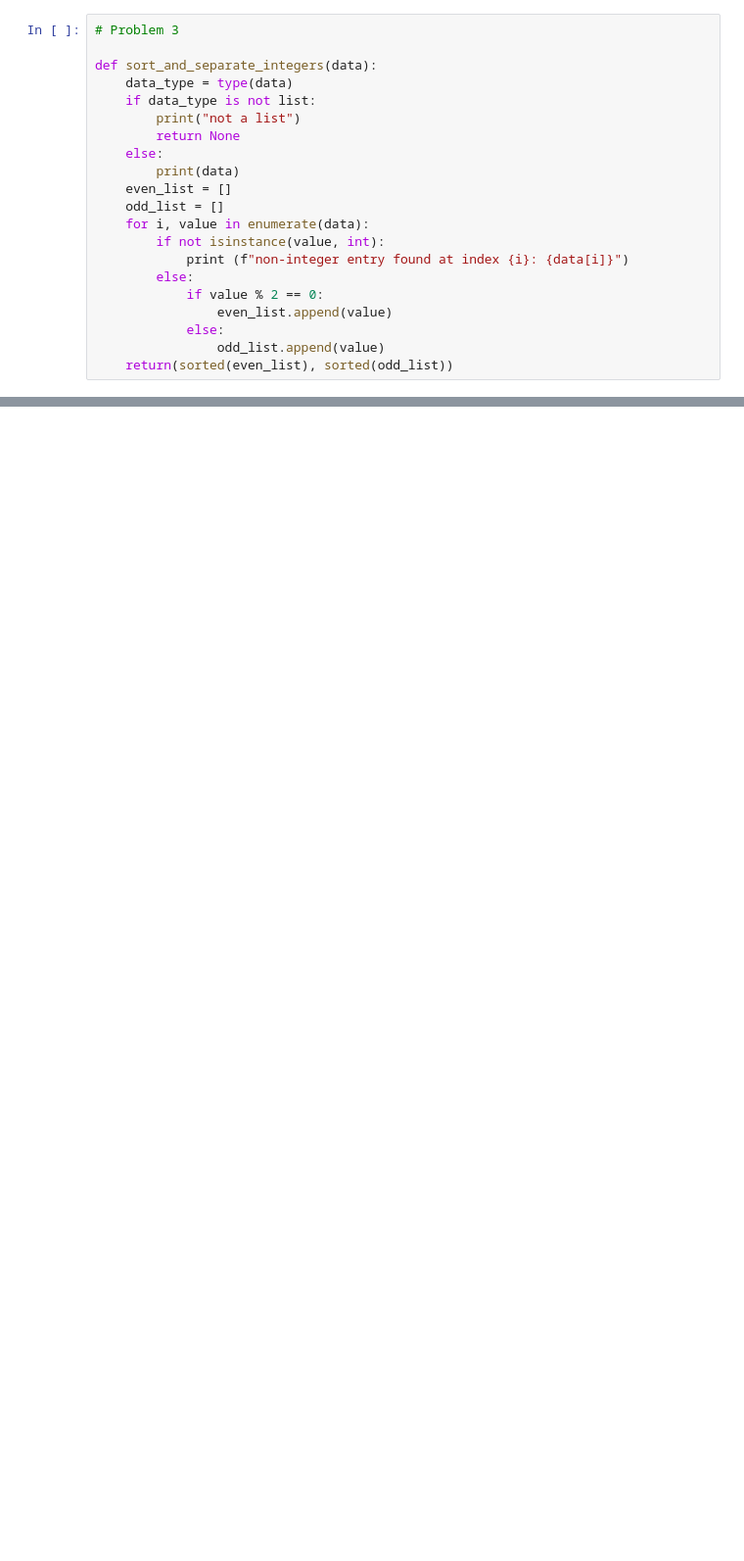
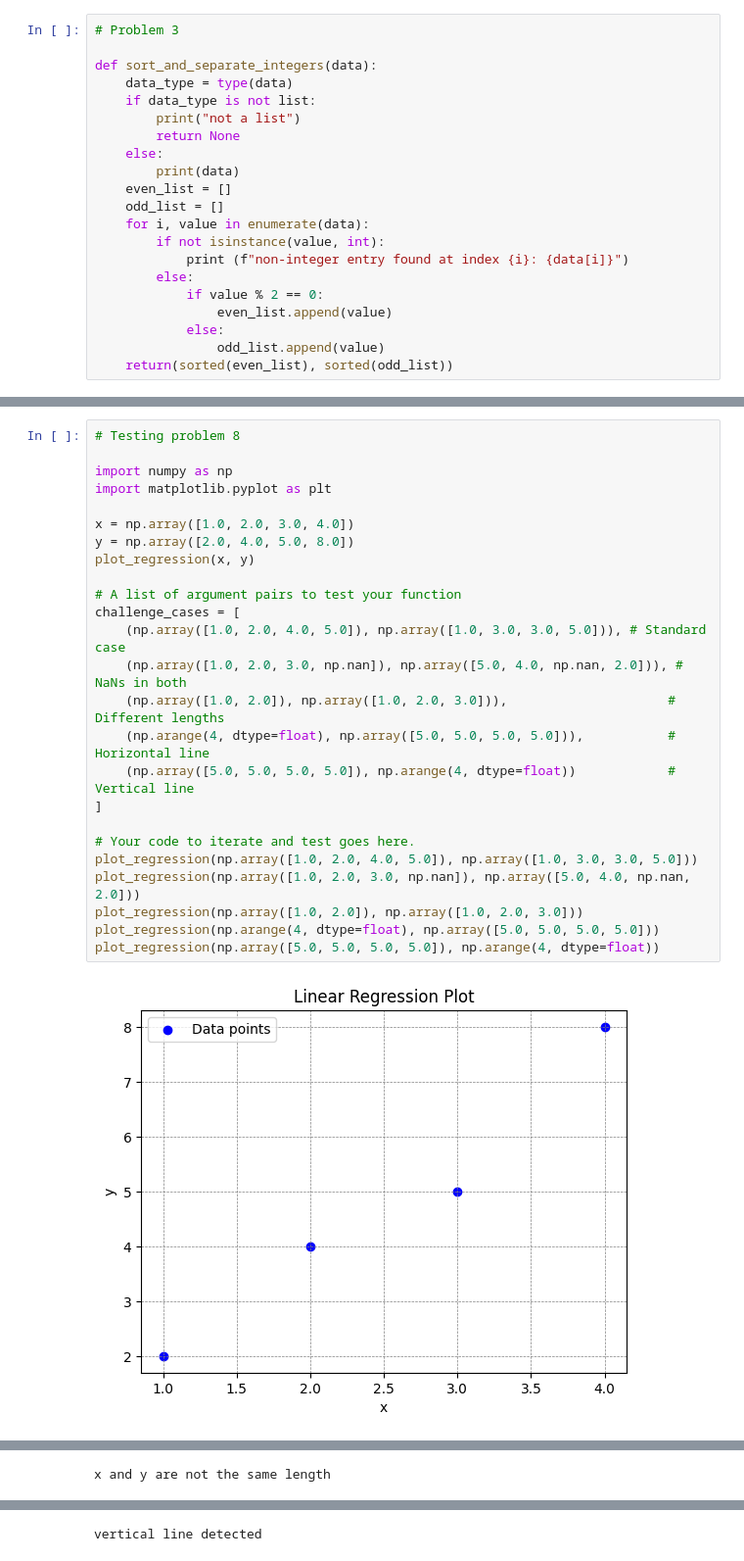
Before and after one commit to HoaiPhuong-Nguyen/AIHC5020, a Jupyter notebook: homework2.ipynb, the cells around one changed output, grey strips where cells are left out. Shown: that part at 98% size. Saved outputs shown, nothing was run; the diff lists cells and outputs as text; blank space fills up the shorter version.

```diff
--- a/homework2.ipynb
+++ b/homework2.ipynb
@@ -112,0 +479,27 @@ analyze_list_sets([1, 'a', 3], [3, 'b', 'a'])
+# %%
+# Testing problem 8
+
+import numpy as np
+import matplotlib.pyplot as plt
+
+x = np.array([1.0, 2.0, 3.0, 4.0])
+y = np.array([2.0, 4.0, 5.0, 8.0])
+plot_regression(x, y)
+
+# A list of argument pairs to test your function
+challenge_cases = [
+    (np.array([1.0, 2.0, 4.0, 5.0]), np.array([1.0, 3.0, 3.0, 5.0])), # Standard case
+    (np.array([1.0, 2.0, 3.0, np.nan]), np.array([5.0, 4.0, np.nan, 2.0])), # NaNs in both
+    (np.array([1.0, 2.0]), np.array([1.0, 2.0, 3.0])),                     # Different lengths
+    (np.arange(4, dtype=float), np.array([5.0, 5.0, 5.0, 5.0])),           # Horizontal line
+    (np.array([5.0, 5.0, 5.0, 5.0]), np.arange(4, dtype=float))            # Vertical line
+]
+
+# Your code to iterate and test goes here.
+plot_regression(np.array([1.0, 2.0, 4.0, 5.0]), np.array([1.0, 3.0, 3.0, 5.0]))
+plot_regression(np.array([1.0, 2.0, 3.0, np.nan]), np.array([5.0, 4.0, np.nan, 2.0]))
+plot_regression(np.array([1.0, 2.0]), np.array([1.0, 2.0, 3.0]))
+plot_regression(np.arange(4, dtype=float), np.array([5.0, 5.0, 5.0, 5.0]))
+plot_regression(np.array([5.0, 5.0, 5.0, 5.0]), np.arange(4, dtype=float))
+# %% [output]
+[figure, added]
@@ -112,0 +508 @@ analyze_list_sets([1, 'a', 3], [3, 'b', 'a'])
+x and y are not the same length
@@ -112,0 +510 @@ analyze_list_sets([1, 'a', 3], [3, 'b', 'a'])
+vertical line detected
```
Also changed, not shown: parts of 16 cells of this notebook.
